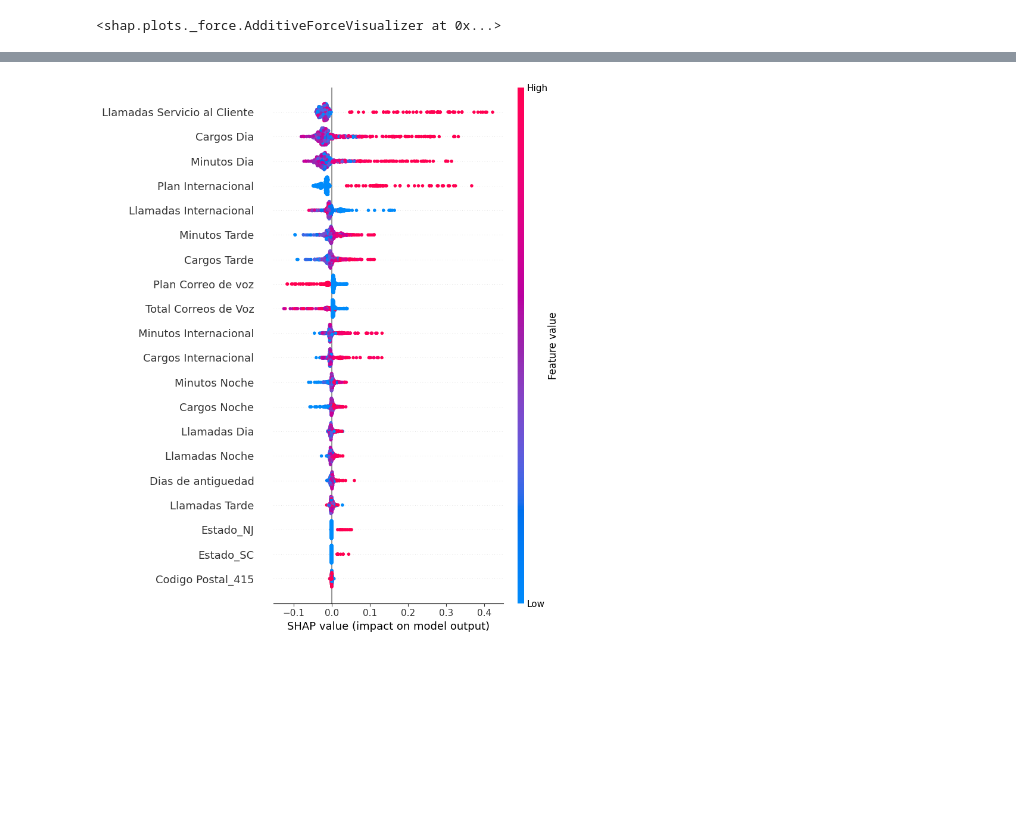
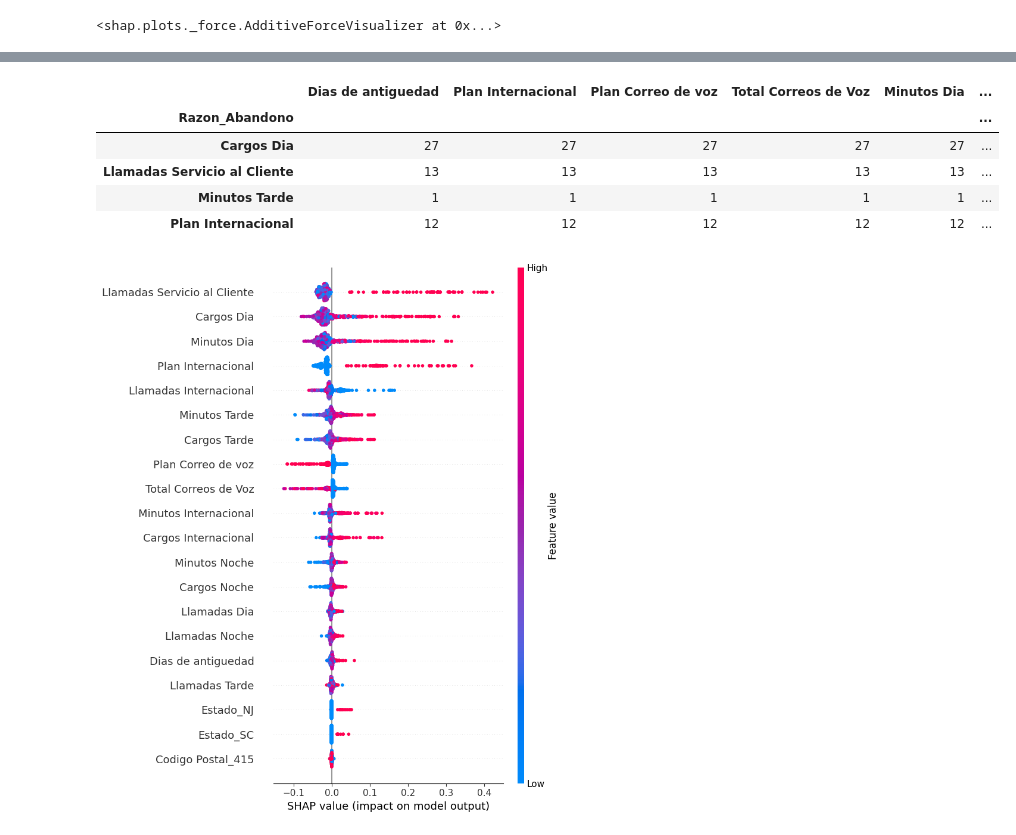
Before and after one commit to MonkeyDMemo/churnDemoHitss, a Jupyter notebook: Notebooks/Churn_Telecom.ipynb, the cells around one changed output, grey strips where cells are left out. Saved outputs shown, nothing was run; the diff lists cells and outputs as text; code cells hidden in the pictures; blank space fills up the shorter version.

```diff
--- a/Notebooks/Churn_Telecom.ipynb
+++ b/Notebooks/Churn_Telecom.ipynb
@@ -641,3 +676,12 @@ shap.force_plot(
+# %%
+result_df[result_df['Resultado']=='Abandono'].groupby('Razon_Abandono').count()
+# %% [output]
+|  | Dias de antiguedad | Plan Internacional | Plan Correo de voz | Total Correos de Voz | Minutos Dia | ... |
+| Razon_Abandono |  |  |  |  |  | ... |
+| Cargos Dia | 27 | 27 | 27 | 27 | 27 | ... |
+| Llamadas Servicio al Cliente | 13 | 13 | 13 | 13 | 13 | ... |
+| Minutos Tarde | 1 | 1 | 1 | 1 | 1 | ... |
+| Plan Internacional | 12 | 12 | 12 | 12 | 12 | ... |
 # %%
 shap.summary_plot(shap_vals_clase1, X_test)
 # %% [output]
```
Also changed, not shown: parts of 6 cells of this notebook.
